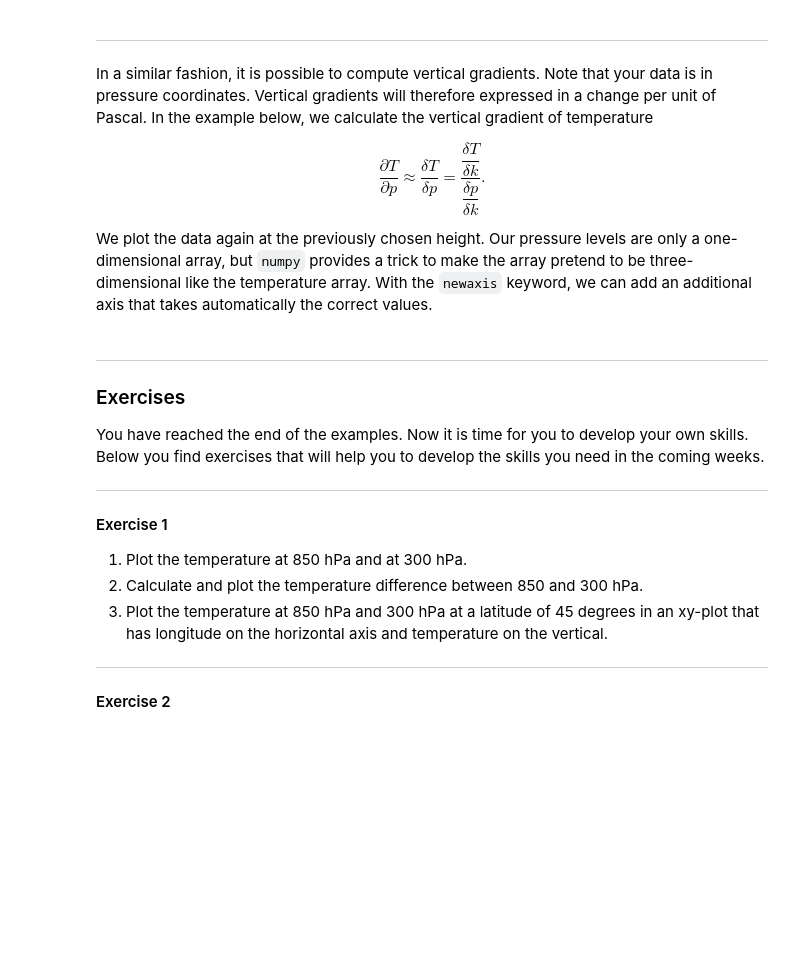
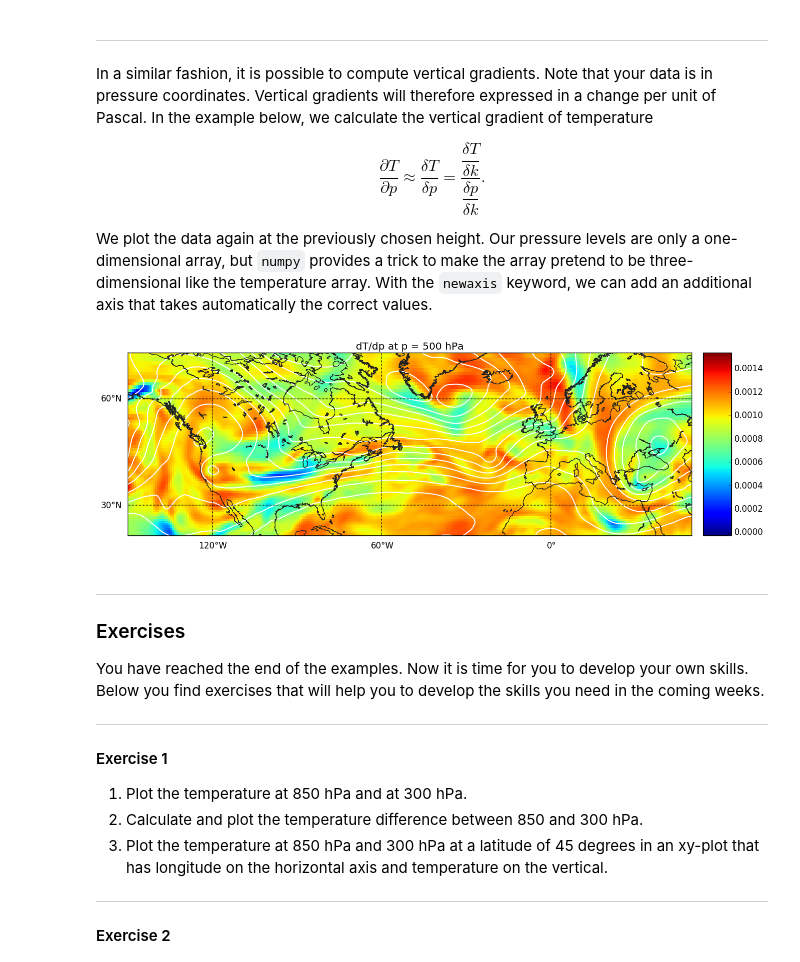
Before and after one commit to Chiil/dynamic_meteorology, a Jupyter notebook: Introduction to Jupyter notebooks.ipynb, the cells around one changed output. Cells and saved outputs as stored; diff of their text form; code cells hidden in the pictures; blank space fills up the shorter version.

```diff
--- a/Introduction to Jupyter notebooks.ipynb
+++ b/Introduction to Jupyter notebooks.ipynb
@@ -236,16 +260,18 @@ dTdp = np.gradient(T[:,:,:], axis=0) / np.gradient(p[:, np.newaxis, np.newaxis],
 # %%
 m.pcolormesh(lons, lats, dTdp[n,:,:], cmap=pl.cm.jet)
 m.colorbar()
-m.contour(lons, lats, z[n,:,:], 15, colors='w', linewidths=1.5)
+m.contour(lons, lats, Phi[n,:,:], 15, colors='w', linewidths=1.5)
 m.drawcoastlines(color='#222222')
 # draw parallels.
 parallels = np.arange(0.,90,30.)
 m.drawparallels(parallels,labels=[1,0,0,0])
 # draw meridians
 meridians = np.arange(0.,360.,60.)
 m.drawmeridians(meridians,labels=[0,0,0,1])
-pl.title('dTdp at p = {0}'.format(p[n]));
+pl.title('dT/dp at p = {0:.0f} hPa'.format(p[n]/100.));
 pl.tight_layout()
+# %% [output]
+[figure, added]
 # %% [markdown]
 ___
 ### Exercises
```
Also changed, not shown: parts of 11 cells of this notebook.
